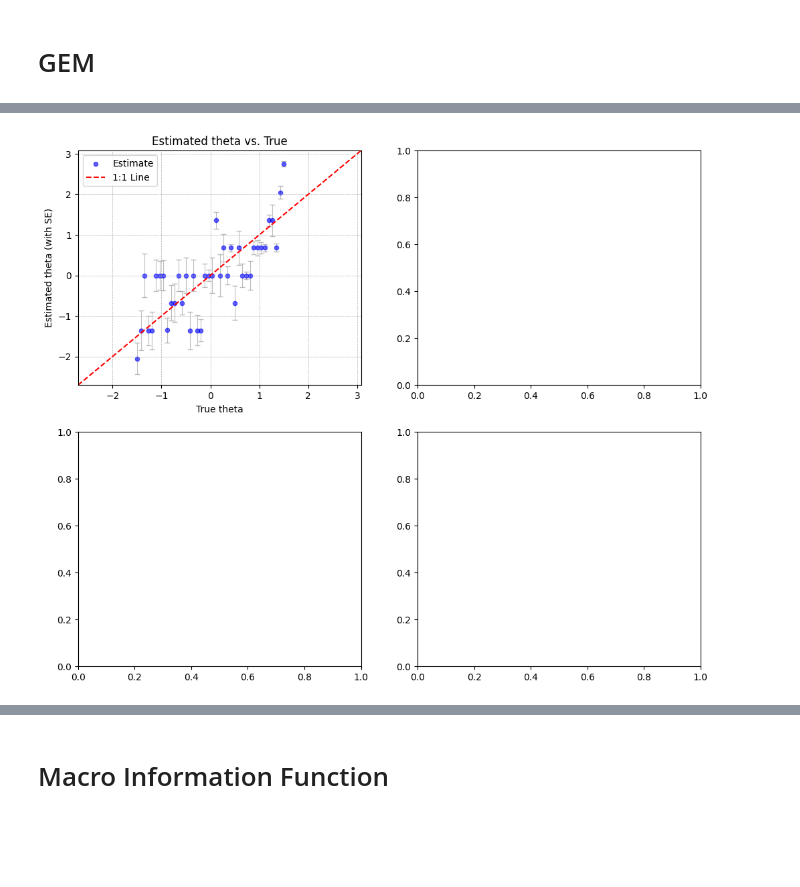
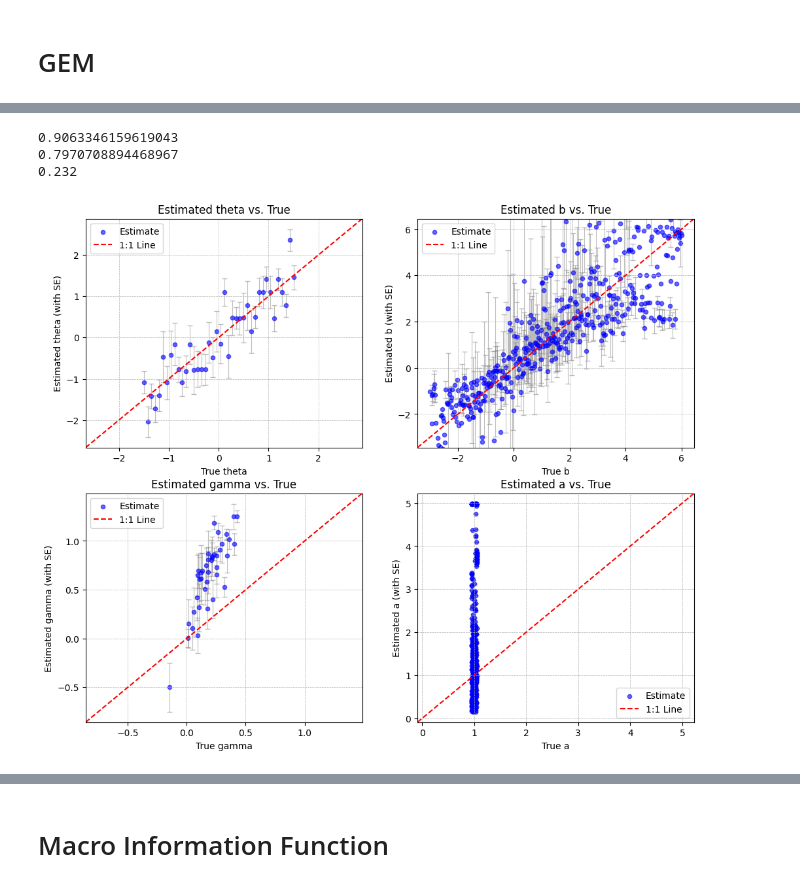
Before and after one commit to ratthachat/reasoning-aware-irt, a Jupyter notebook: notebooks/toy.ipynb, the cells around one changed output, grey strips where cells are left out. Drawn from its saved outputs; the diff is of its cells as text; code cells hidden in the pictures; blank space fills up the shorter version.

```diff
--- a/notebooks/toy.ipynb
+++ b/notebooks/toy.ipynb
@@ -93,8 +93,8 @@ _,_ = plot_precheck_results(all_results)
 # %% [markdown]
 # GEM
 # %%
-toy_data = make_reasoning_aware_3pl_toy(Q=500, c_val=0.01,
-                                        b_span_low=  -3, b_span_high= 6,frac_gate_on=0.8)
+toy_data = make_reasoning_aware_3pl_toy(Q=500, c_val=0.001,
+                                        b_span_low=  -3, b_span_high= 6,frac_gate_on=0.999)
 
 print(toy_data['Y_ij'].mean())
 _, _ = plot_multiple_b_theta_histograms([toy_data], ['recoverable'], plots_per_row=2, avg_Y_list=[toy_data['Y_ij'].mean()])
@@ -118,7 +118,7 @@ from reasoning_aware_irt.gem import ReasoningAware3PLCalibrator
 
 data = CalibrationData(Y_ij=toy_data["Y_ij"], B_ij=toy_data["B_ij"], c_i=toy_data["c_i_true"])
 cfg = CalibrationConfig(
-    gh_nodes=21, max_outer=100, verbose=True
+    gh_nodes=100, max_iter=200, verbose=True
 )
 
 calibrator = ReasoningAware3PLCalibrator(cfg)
@@ -171,5 +145,14 @@ plot_parameter_scatter(axes[3], toy_data["b_i_true"], fit_results.b_i, "b", "Ite
+# %%
+print(np.corrcoef( toy_data["theta_j_true"], fit_results.theta_j_mean)[0,1])
+print(np.corrcoef( toy_data["b_i_true"], fit_results.b_i)[0,1])
+print((fit_results.lambda_i > 0.6).sum()/ (fit_results.lambda_i.shape[0]))
+# print(np.corrcoef( toy_data["theta_j_true"], fit_results.theta_j_mean)[0,1])
+# print(np.corrcoef( toy_data["theta_j_true"], fit_results.theta_j_mean)[0,1])
+# %% [output]
+0.9063346159619043
+0.7970708894468967
+0.232
 # %%
-import seaborn as sns
 import numpy as np
 from typing import Union, List
 from matplotlib.axes import Axes
@@ -178,9 +161,8 @@ def plot_parameter_scatter_with_se(
     ax: Axes,
     true_values: Union[np.ndarray, List[float]],
     estimated_values: Union[np.ndarray, List[float]],
-    estimated_se: Union[np.ndarray, List[float]],  # <--- New Argument
-    param_name: str,
-    param_label: str
+    estimated_se: Union[np.ndarray, List[float], None] = None,
+    param_label: str = ""
 ):
     """
     Generates a scatter plot of estimated vs true parameter values,
@@ -194,10 +176,13 @@ def plot_parameter_scatter_with_se(
     # 2. Add Error Bars based on estimated_se
     # The 'yerr' argument takes the standard error (or range) for the vertical axis (estimated values).
     # We plot the error bars without re-plotting the central point (fmt='none').
+    if estimated_se is None:
+        estimated_se = np.zeros_like(estimated_values)
+
     ax.errorbar(
         x=true_values,
         y=estimated_values,
-        yerr=estimated_se, # <-- Key addition: Estimated SE provides the error distance
+        yerr=estimated_se, # Estimated SE provides the error distance
         fmt='none',       # Do not plot the data points again
         ecolor='gray',    # Error bar color
         elinewidth=0.8,   # Error bar line thickness
@@ -231,13 +216,12 @@ def plot_parameter_scatter_with_se(
     ax.grid(True, which='both', linestyle='--', linewidth=0.5)
     ax.legend()
 # %%
-# Create a 2x2 grid of subplots
 fig, axes = plt.subplots(2, 2, figsize=(12, 10))
 axes = axes.flatten() # Flatten the 2D array of axes for easy iteration
 
-plot_parameter_scatter_with_se(axes[0], toy_data["theta_j_true"], fit_results.theta_j_mean, fit_results.theta_bracket_half_tau, "theta", "theta")
-# plot_parameter_scatter(axes[1], toy_data["gamma_j_true"], fit_results.gamma_j, "gamma", "gamma")
-# plot_parameter_scatter(axes[2], toy_data["lambda_i_true"], fit_results.lambda_i, "lambda", "lambda")
-# plot_parameter_scatter(axes[3], toy_data["b_i_true"], fit_results.b_i, "b", "Item Difficulty (b)")
+plot_parameter_scatter_with_se(axes[0], toy_data["theta_j_true"], fit_results.theta_j_mean, fit_results.theta_bracket_half_tau, "theta")
+plot_parameter_scatter_with_se(axes[1], toy_data["b_i_true"], fit_results.b_i, fit_results.b_bracket_half_tau, "b")
+plot_parameter_scatter_with_se(axes[2], toy_data["gamma_j_true"], fit_results.gamma_j, fit_results.gamma_bracket_half_tau, "gamma")
+plot_parameter_scatter_with_se(axes[3], toy_data["a_i_true"], fit_results.a_i, None, "a")
 # %% [output]
-[figure, old version]
+[figure, new version]
```
Also changed, not shown: parts of 8 cells of this notebook, 1 other file.
